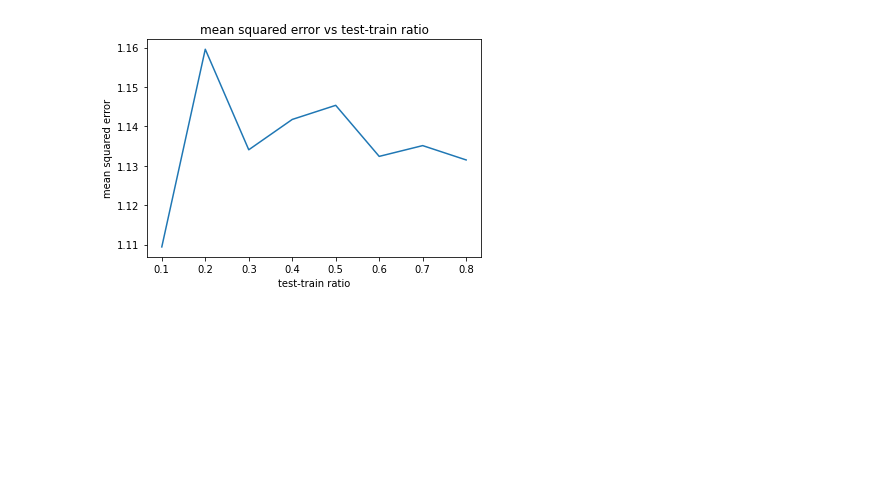
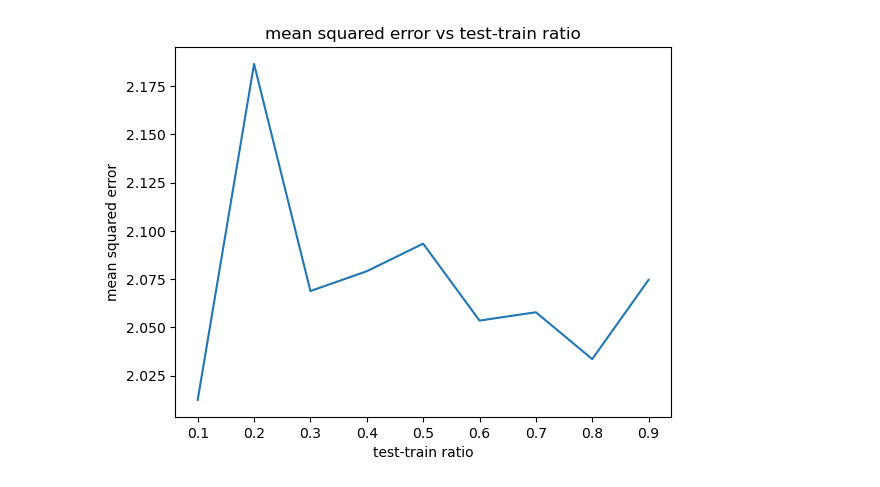
Before and after one commit to NadavShoham/AppliedML, a Jupyter notebook: notebooks/ml_ex1/part2.ipynb, the cells around one changed output. Drawn from its saved outputs; the diff is of its cells as text; code cells hidden in the pictures; blank space fills up the shorter version.

```diff
--- a/notebooks/ml_ex1/part2.ipynb
+++ b/notebooks/ml_ex1/part2.ipynb
@@ -51,0 +10,10 @@ example of sample:
+# %%
+X, y = fetch_openml(name="pollen", return_X_y=True, parser='auto', version=1)
+
+# dimension of the data
+print(f"X shape: {X.shape}")
+print(f"y shape: {y.shape}", "\n")
+
+# print a sample and label
+print(f"example of sample: \n{X.iloc[0]}", "\n")
+print(f"example of label: {y.iloc[0]}")
@@ -52,16 +63,16 @@ example of sample:
 # %%
-ratios = [0.1 * r for r in range(1, 9)]
+ratios = [0.1 * r for r in range(1, 10)]
 accuracies = []
 for r in ratios:
     X_train, X_test, y_train, y_test = train_test_split(X, y, test_size=r, random_state=1)
     regressor = LinearRegression()
     regressor.fit(X_train, y_train)
     y_pred = regressor.predict(X_test)
-    accuracies.append(mean_absolute_error(y_test, y_pred))
+    accuracies.append(mean_squared_error(y_test, y_pred))
 plt.plot(ratios, accuracies)
 plt.xlabel("test-train ratio")
 plt.ylabel("mean squared error")
 plt.title("mean squared error vs test-train ratio")
 plt.show()
 # %% [output]
-[figure, old version]
+[figure, new version]
```
Also changed, not shown: parts of 15 cells of this notebook, 1 other file.
